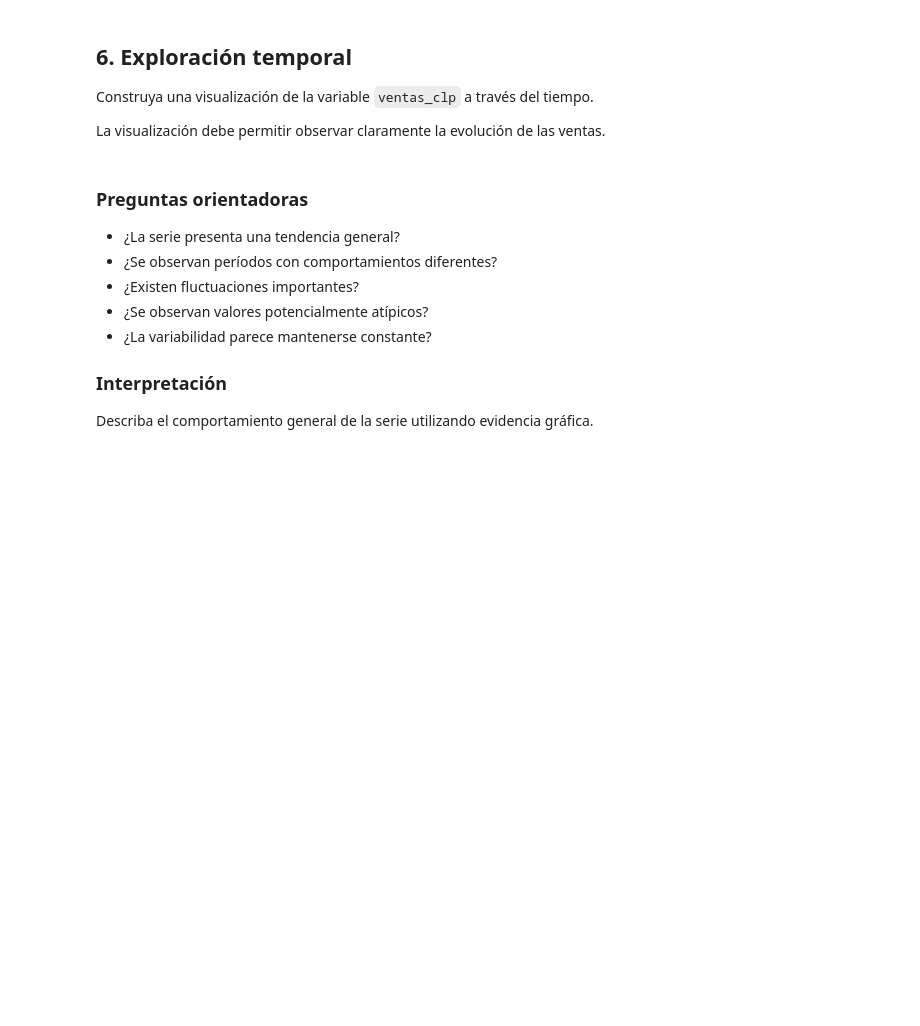
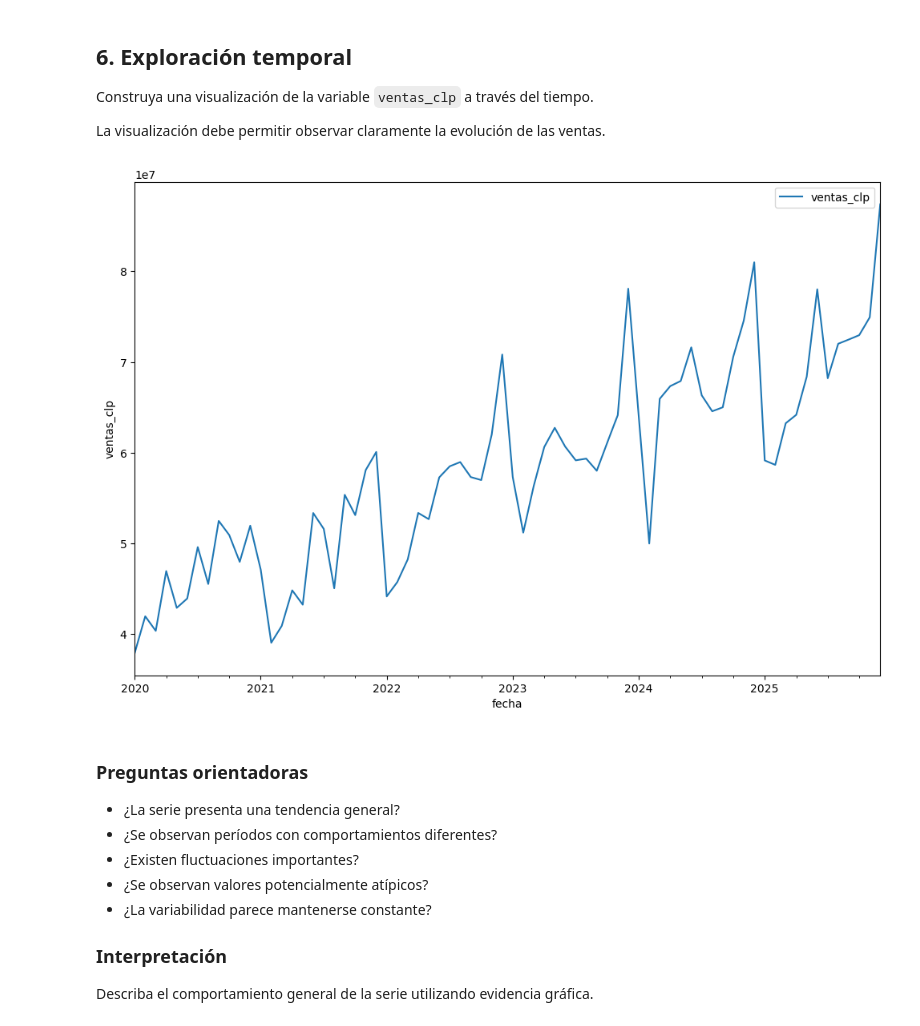
Before and after one commit to LUCHER4321/jupyter-time-series, a Jupyter notebook: Laboratorio_04_Series_Temporales.ipynb, the cells around one changed output. Drawn from its saved outputs; the diff is of its cells as text; code cells hidden in the pictures; blank space fills up the shorter version.

```diff
--- a/Laboratorio_04_Series_Temporales.ipynb
+++ b/Laboratorio_04_Series_Temporales.ipynb
@@ -185,7 +294,14 @@ La visualización debe permitir observar claramente la evolución de las ventas.
 # %%
 # Gráfico de la serie temporal
 
 # Complete el gráfico
+
+plt.figure(figsize = (12, 8))
+df4.plot(y = "ventas_clp", ax = plt.gca())
+plt.ylabel("ventas_clp")
+plt.show()
+# %% [output]
+[figure, added]
 # %% [markdown]
 ### Preguntas orientadoras
 
```
Also changed, not shown: parts of 23 cells of this notebook.
